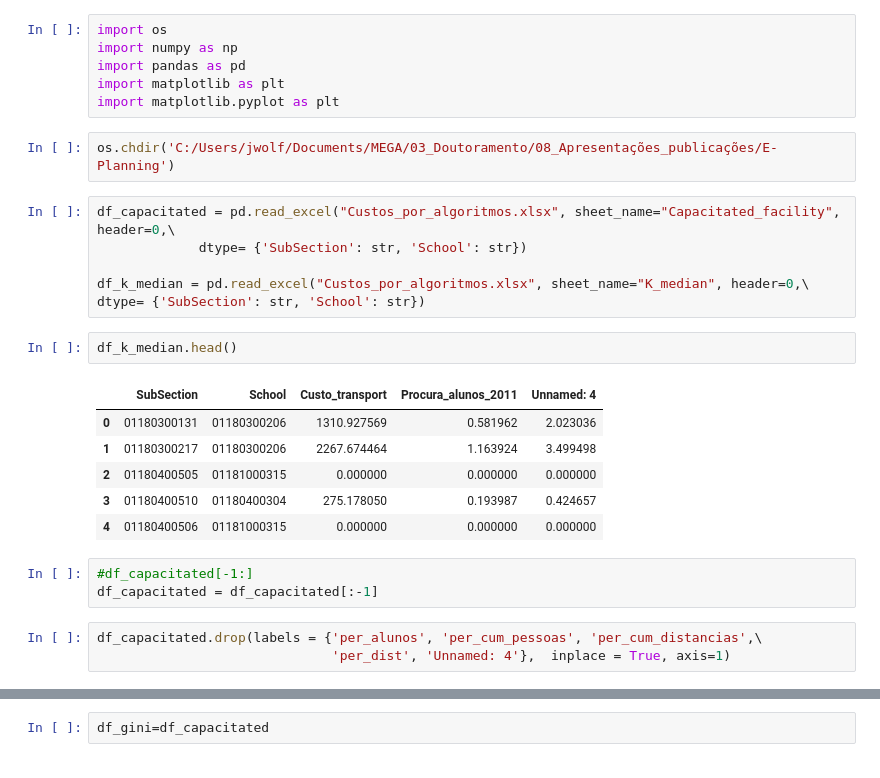
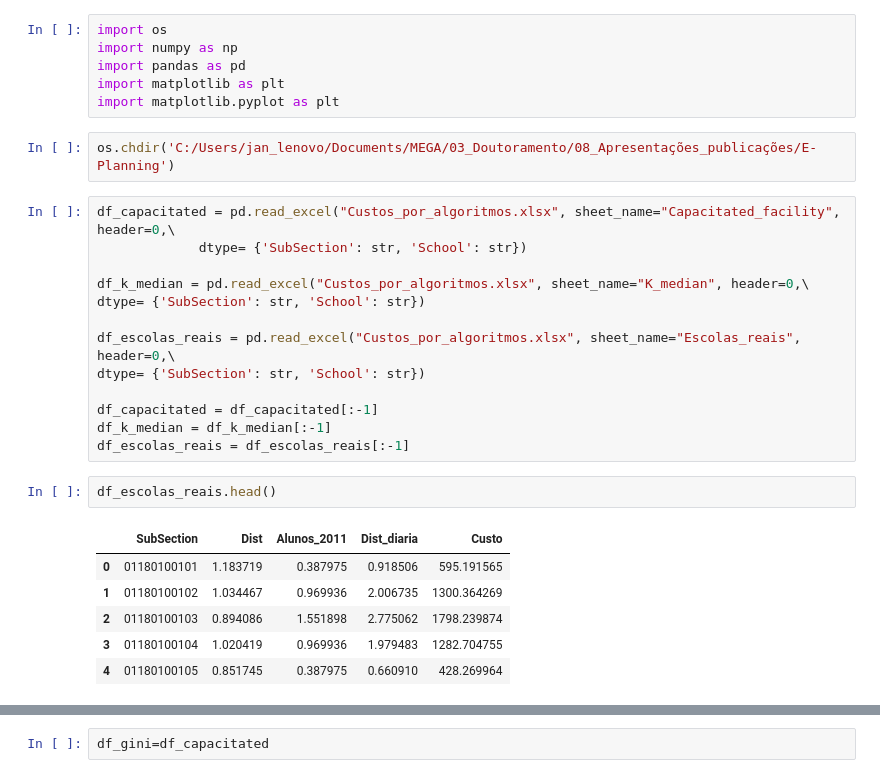
Before and after one commit to joaodolobo/Gini_coefficients, a Jupyter notebook: Gini_coefficients.ipynb, the cells around one changed output, grey strips where cells are left out. Cells and saved outputs as stored; diff of their text form.

```diff
--- a/Gini_coefficients.ipynb
+++ b/Gini_coefficients.ipynb
@@ -5,25 +5,26 @@ import pandas as pd
 import matplotlib as plt
 import matplotlib.pyplot as plt
 # %%
-os.chdir('C:/Users/jwolf/Documents/MEGA/03_Doutoramento/08_Apresentações_publicações/E-Planning')
+os.chdir('C:/Users/jan_lenovo/Documents/MEGA/03_Doutoramento/08_Apresentações_publicações/E-Planning')
 # %%
 df_capacitated = pd.read_excel("Custos_por_algoritmos.xlsx", sheet_name="Capacitated_facility", header=0,\
              dtype= {'SubSection': str, 'School': str})
 
 df_k_median = pd.read_excel("Custos_por_algoritmos.xlsx", sheet_name="K_median", header=0,\
 dtype= {'SubSection': str, 'School': str})
+
+df_escolas_reais = pd.read_excel("Custos_por_algoritmos.xlsx", sheet_name="Escolas_reais", header=0,\
+dtype= {'SubSection': str, 'School': str})
+
+df_capacitated = df_capacitated[:-1]
+df_k_median = df_k_median[:-1]
+df_escolas_reais = df_escolas_reais[:-1]
 # %%
-df_k_median.head()
+df_escolas_reais.head()
 # %% [output]
-|  | SubSection | School | Custo_transport | Procura_alunos_2011 | Unnamed: 4 |
-| 0 | 01180300131 | 01180300206 | 1310.927569 | 0.581962 | 2.023036 |
-| 1 | 01180300217 | 01180300206 | 2267.674464 | 1.163924 | 3.499498 |
-| 2 | 01180400505 | 01181000315 | 0.000000 | 0.000000 | 0.000000 |
-| 3 | 01180400510 | 01180400304 | 275.178050 | 0.193987 | 0.424657 |
-| 4 | 01180400506 | 01181000315 | 0.000000 | 0.000000 | 0.000000 |
+|  | SubSection | Dist | Alunos_2011 | Dist_diaria | Custo |
+| 0 | 01180100101 | 1.183719 | 0.387975 | 0.918506 | 595.191565 |
+| 1 | 01180100102 | 1.034467 | 0.969936 | 2.006735 | 1300.364269 |
+| 2 | 01180100103 | 0.894086 | 1.551898 | 2.775062 | 1798.239874 |
+| 3 | 01180100104 | 1.020419 | 0.969936 | 1.979483 | 1282.704755 |
+| 4 | 01180100105 | 0.851745 | 0.387975 | 0.660910 | 428.269964 |
-# %%
-#df_capacitated[-1:]
-df_capacitated = df_capacitated[:-1]
-# %%
-df_capacitated.drop(labels = {'per_alunos', 'per_cum_pessoas', 'per_cum_distancias',\
-                              'per_dist', 'Unnamed: 4'},  inplace = True, axis=1)
```
Also changed, not shown: parts of 5 cells of this notebook, 3 other files.
